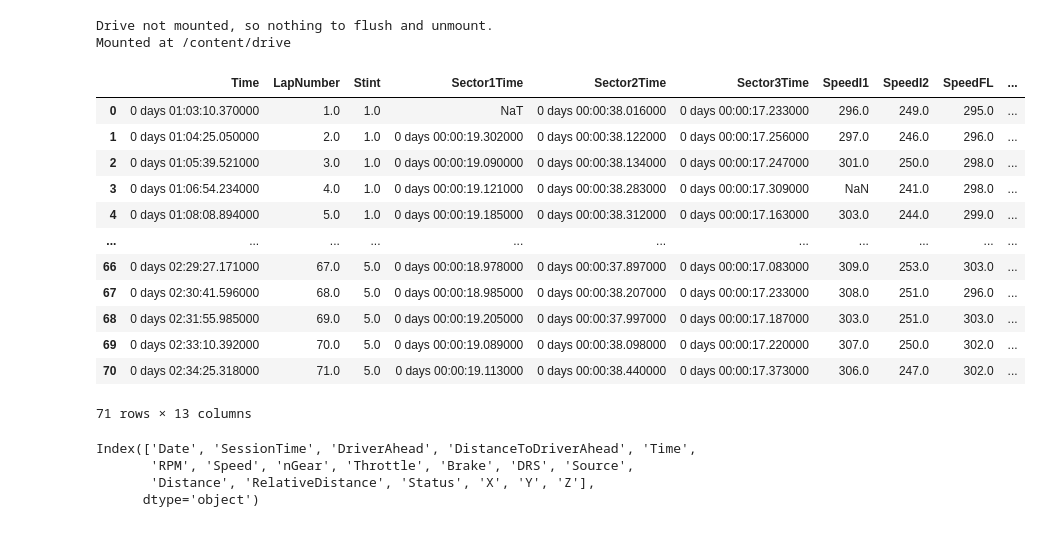
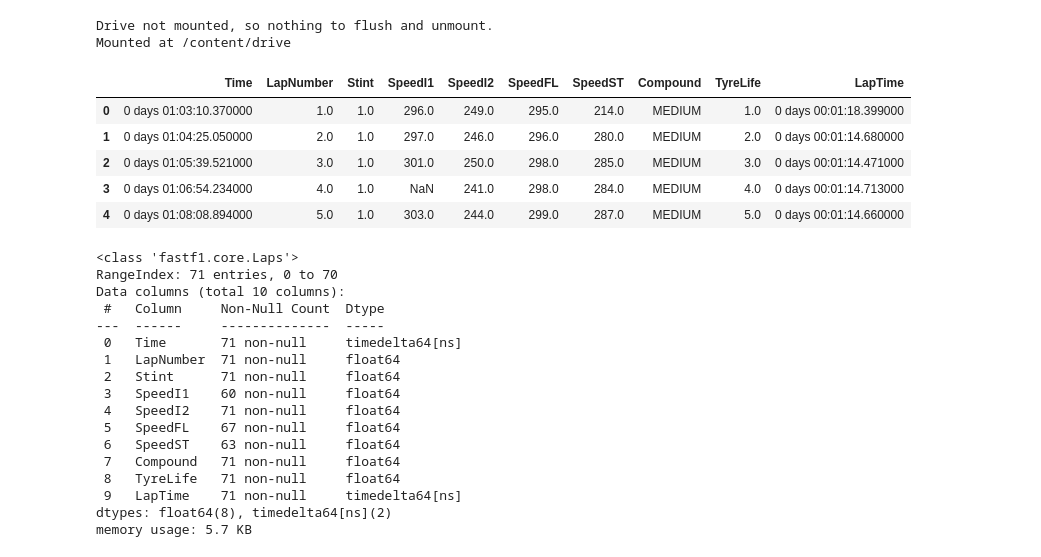
Before and after one commit to vicmcl/ml-laptime, a Jupyter notebook: ml_laptime/notebook/train.ipynb, the cells around one changed output. Drawn from its saved outputs; the diff is of its cells as text; code cells hidden in the pictures.

```diff
--- a/ml_laptime/notebook/train.ipynb
+++ b/ml_laptime/notebook/train.ipynb
@@ -29,34 +30,39 @@ with open(data_path[0], "rb") as f:
 session = data['Abu Dhabi Grand Prix']
 # %%
 columns_laps = [
-    'Time', 'LapNumber', 'Stint', 'Sector1Time', 'Sector2Time',
-    'Sector3Time', 'SpeedI1', 'SpeedI2', 'SpeedFL', 'SpeedST', 'Compound',
-    'TyreLife', 'Position'
+    'Time', 'LapNumber', 'Stint', 'SpeedI1', 'SpeedI2', 'SpeedFL', 'SpeedST',
+    'Compound', 'TyreLife', 'LapTime'
 ]
 # %%
 laps_data = session['laps'][columns_laps]
 # %%
 laps_data = laps_data.reset_index().drop('index', axis=1)
 # %%
-laps_data
+laps_data.head()
 # %% [output]
-|  | Time | LapNumber | Stint | Sector1Time | Sector2Time | Sector3Time | SpeedI1 | SpeedI2 | SpeedFL | ... |
-| 0 | 0 days 01:03:10.370000 | 1.0 | 1.0 | NaT | 0 days 00:00:38.016000 | 0 days 00:00:17.233000 | 296.0 | 249.0 | 295.0 | ... |
-| 1 | 0 days 01:04:25.050000 | 2.0 | 1.0 | 0 days 00:00:19.302000 | 0 days 00:00:38.122000 | 0 days 00:00:17.256000 | 297.0 | 246.0 | 296.0 | ... |
-| 2 | 0 days 01:05:39.521000 | 3.0 | 1.0 | 0 days 00:00:19.090000 | 0 days 00:00:38.134000 | 0 days 00:00:17.247000 | 301.0 | 250.0 | 298.0 | ... |
-| 3 | 0 days 01:06:54.234000 | 4.0 | 1.0 | 0 days 00:00:19.121000 | 0 days 00:00:38.283000 | 0 days 00:00:17.309000 | NaN | 241.0 | 298.0 | ... |
-| 4 | 0 days 01:08:08.894000 | 5.0 | 1.0 | 0 days 00:00:19.185000 | 0 days 00:00:38.312000 | 0 days 00:00:17.163000 | 303.0 | 244.0 | 299.0 | ... |
-| ... | ... | ... | ... | ... | ... | ... | ... | ... | ... | ... |
-| 66 | 0 days 02:29:27.171000 | 67.0 | 5.0 | 0 days 00:00:18.978000 | 0 days 00:00:37.897000 | 0 days 00:00:17.083000 | 309.0 | 253.0 | 303.0 | ... |
-| 67 | 0 days 02:30:41.596000 | 68.0 | 5.0 | 0 days 00:00:18.985000 | 0 days 00:00:38.207000 | 0 days 00:00:17.233000 | 308.0 | 251.0 | 296.0 | ... |
-| 68 | 0 days 02:31:55.985000 | 69.0 | 5.0 | 0 days 00:00:19.205000 | 0 days 00:00:37.997000 | 0 days 00:00:17.187000 | 303.0 | 251.0 | 303.0 | ... |
-| 69 | 0 days 02:33:10.392000 | 70.0 | 5.0 | 0 days 00:00:19.089000 | 0 days 00:00:38.098000 | 0 days 00:00:17.220000 | 307.0 | 250.0 | 302.0 | ... |
-| 70 | 0 days 02:34:25.318000 | 71.0 | 5.0 | 0 days 00:00:19.113000 | 0 days 00:00:38.440000 | 0 days 00:00:17.373000 | 306.0 | 247.0 | 302.0 | ... |
+|  | Time | LapNumber | Stint | SpeedI1 | SpeedI2 | SpeedFL | SpeedST | Compound | TyreLife | LapTime |
+| 0 | 0 days 01:03:10.370000 | 1.0 | 1.0 | 296.0 | 249.0 | 295.0 | 214.0 | MEDIUM | 1.0 | 0 days 00:01:18.399000 |
+| 1 | 0 days 01:04:25.050000 | 2.0 | 1.0 | 297.0 | 246.0 | 296.0 | 280.0 | MEDIUM | 2.0 | 0 days 00:01:14.680000 |
+| 2 | 0 days 01:05:39.521000 | 3.0 | 1.0 | 301.0 | 250.0 | 298.0 | 285.0 | MEDIUM | 3.0 | 0 days 00:01:14.471000 |
+| 3 | 0 days 01:06:54.234000 | 4.0 | 1.0 | NaN | 241.0 | 298.0 | 284.0 | MEDIUM | 4.0 | 0 days 00:01:14.713000 |
+| 4 | 0 days 01:08:08.894000 | 5.0 | 1.0 | 303.0 | 244.0 | 299.0 | 287.0 | MEDIUM | 5.0 | 0 days 00:01:14.660000 |
-71 rows × 13 columns
-# %%
-session['telemetry'].columns
-# %% [output]
-Index(['Date', 'SessionTime', 'DriverAhead', 'DistanceToDriverAhead', 'Time',
-       'RPM', 'Speed', 'nGear', 'Throttle', 'Brake', 'DRS', 'Source',
-       'Distance', 'RelativeDistance', 'Status', 'X', 'Y', 'Z'],
-      dtype='object')
+# %%
+laps_data.info()
+# %% [output]
+<class 'fastf1.core.Laps'>
+RangeIndex: 71 entries, 0 to 70
+Data columns (total 10 columns):
+ #   Column     Non-Null Count  Dtype
+---  ------     --------------  -----
+ 0   Time       71 non-null     timedelta64[ns]
+ 1   LapNumber  71 non-null     float64
+ 2   Stint      71 non-null     float64
+ 3   SpeedI1    60 non-null     float64
+ 4   SpeedI2    71 non-null     float64
+ 5   SpeedFL    67 non-null     float64
+ 6   SpeedST    63 non-null     float64
+ 7   Compound   71 non-null     float64
+ 8   TyreLife   71 non-null     float64
+ 9   LapTime    71 non-null     timedelta64[ns]
+dtypes: float64(8), timedelta64[ns](2)
+memory usage: 5.7 KB
```
Also changed, not shown: parts of 25 cells of this notebook.
